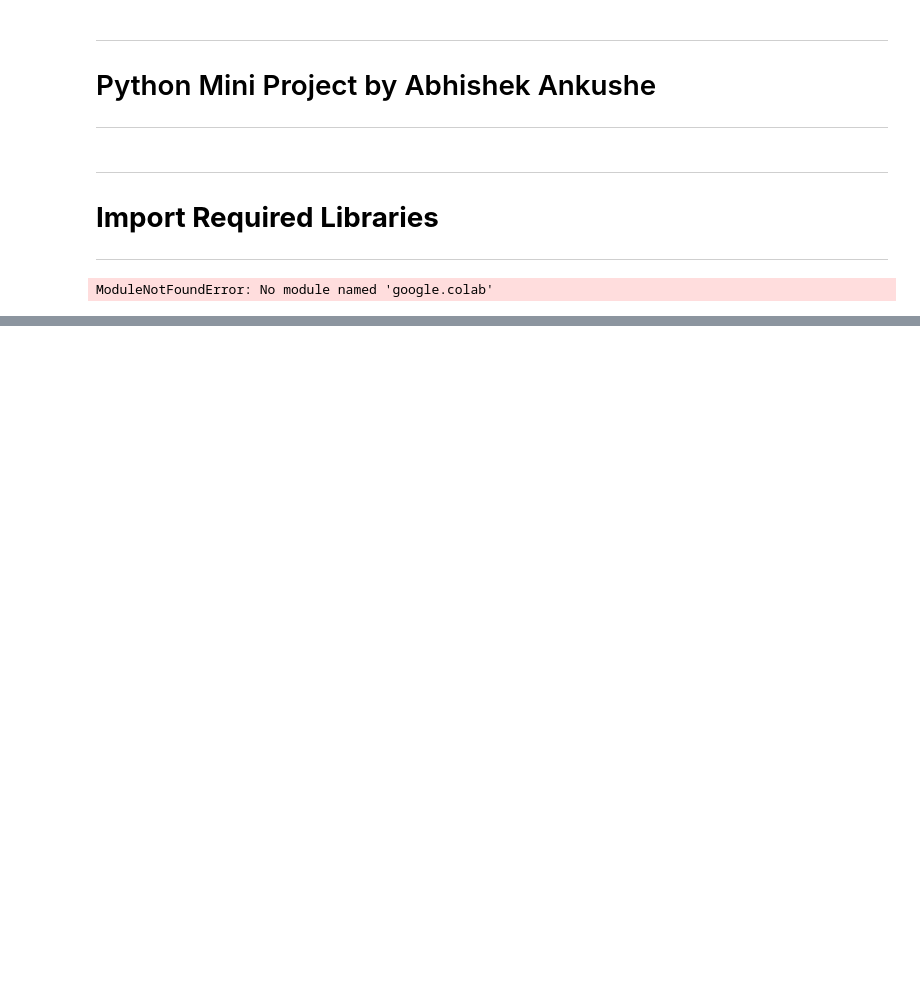
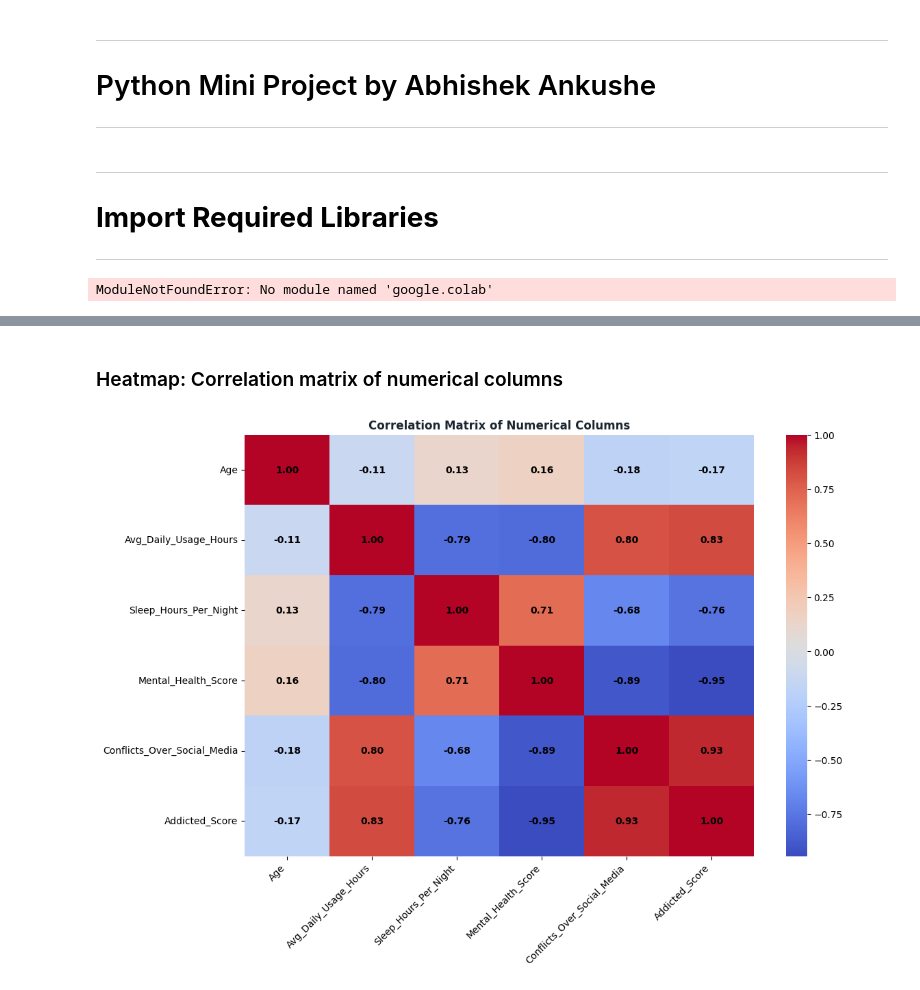
Before and after one commit to abhishekankushe/Python_Project_Social_Media_Combat, a Jupyter notebook: notebooks/Python_Project_Social_Media_Combat_By_Abhishek_Ankushe.ipynb, the cells around one changed output, grey strips where cells are left out. Drawn from its saved outputs; the diff is of its cells as text; code cells hidden in the pictures; blank space fills up the shorter version.

```diff
--- a/notebooks/Python_Project_Social_Media_Combat_By_Abhishek_Ankushe.ipynb
+++ b/notebooks/Python_Project_Social_Media_Combat_By_Abhishek_Ankushe.ipynb
@@ -37,0 +116,3 @@ df.head()
+# %%
+
+df.dropna(inplace = True)
@@ -37,0 +522,21 @@ df.head()
+# %% [markdown]
+### Heatmap: Correlation matrix of numerical columns
+# %%
+plt.figure(figsize = (12, 8))
+
+# creating a heat map
+sns.heatmap(
+    df[['Age', 'Avg_Daily_Usage_Hours', 'Sleep_Hours_Per_Night',
+        'Mental_Health_Score', 'Conflicts_Over_Social_Media', 'Addicted_Score']]
+    .corr(),
+    annot = True,
+    cmap = 'coolwarm',
+    fmt = ".2f",
+    annot_kws={"weight": "bold", "color": "black"}
+)
+plt.title('Correlation Matrix of Numerical Columns', color = '#1B2631', weight = 'bold')
+plt.xticks(rotation = 45, ha = 'right')
+plt.yticks(rotation = 0)
+plt.show()
+# %% [output]
+[figure, added]
```
Also changed, not shown: parts of 53 cells of this notebook, 2 other files.
